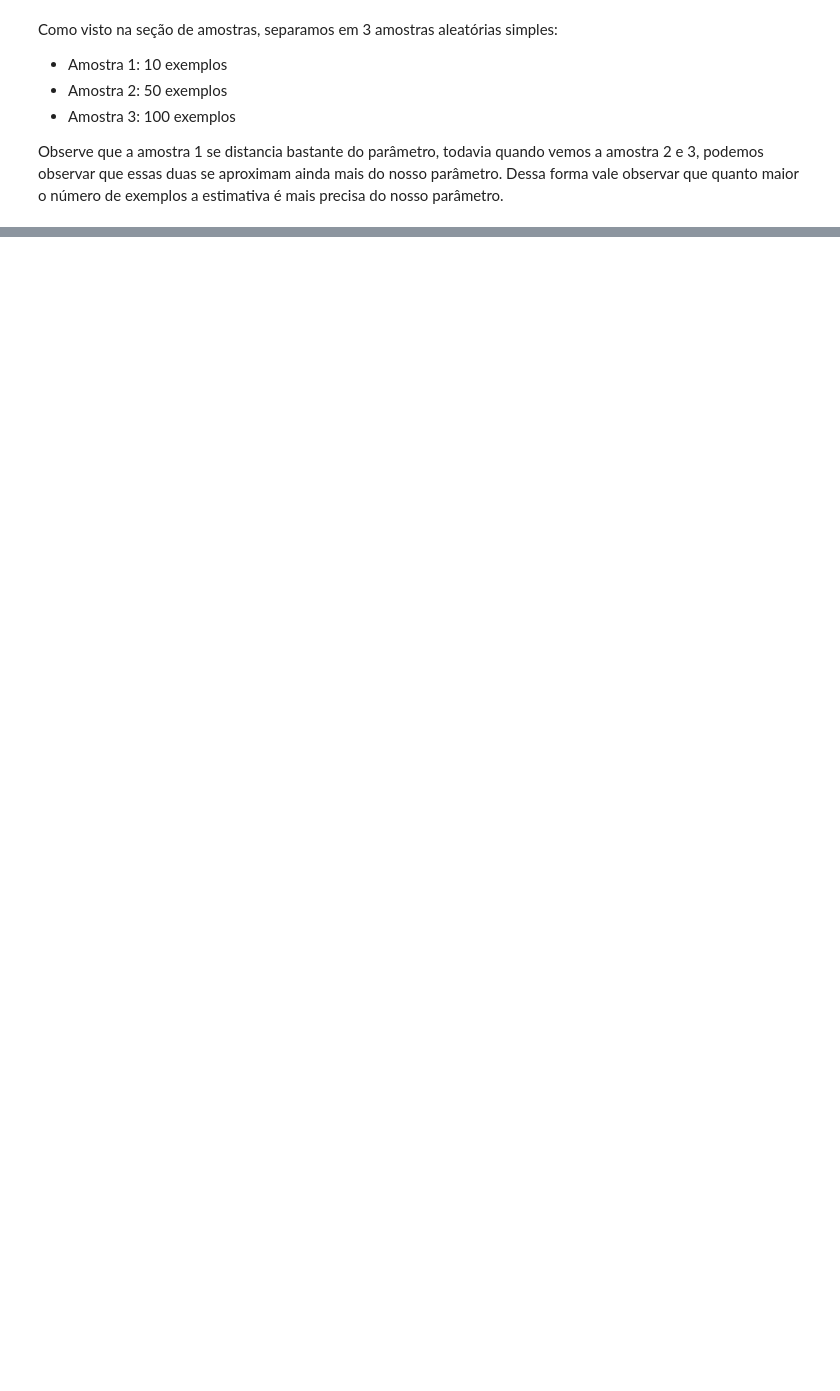
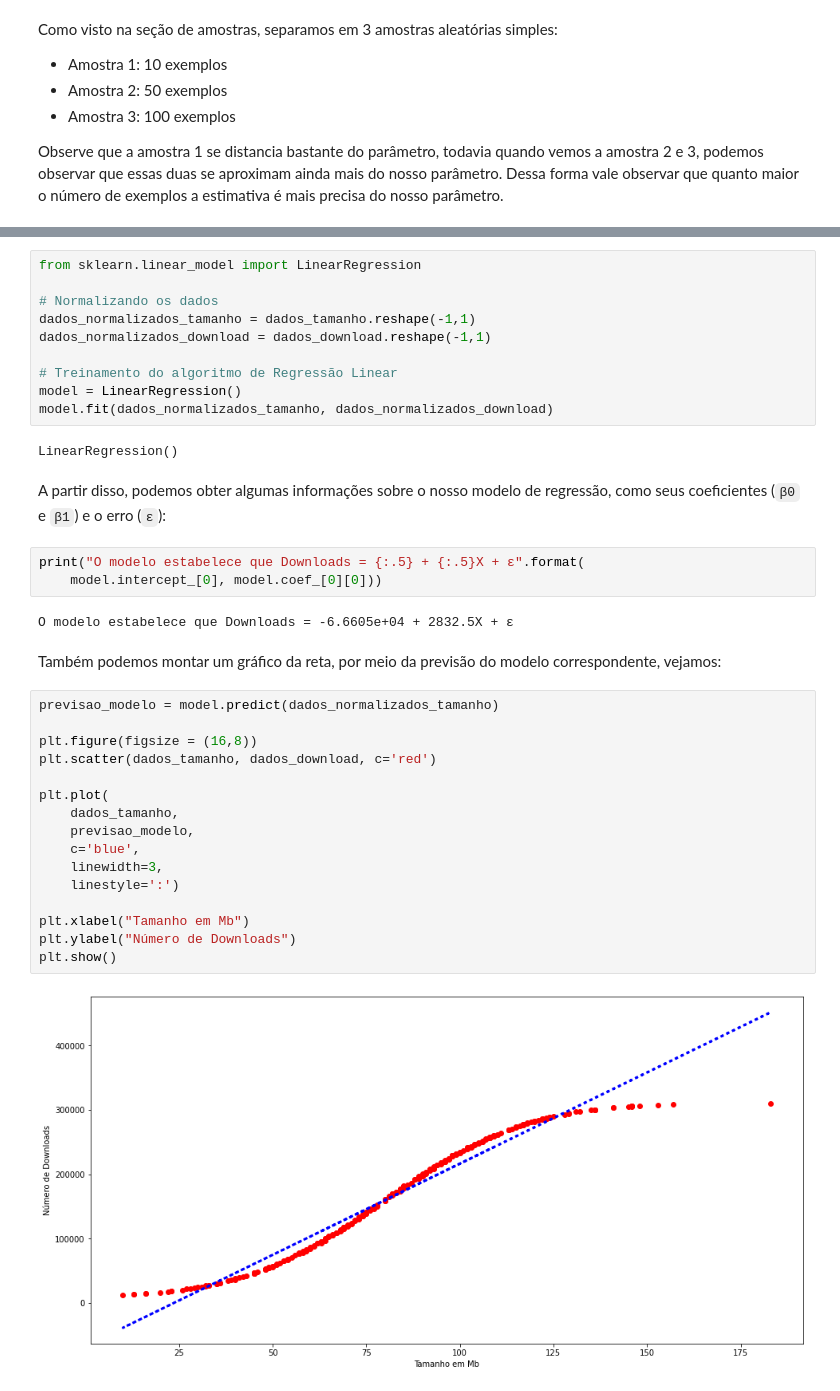
Before and after one commit to SteffanoP/06243-estatistica-exploratoria-I, a Jupyter notebook: Avaliacao_estatistica_de_um_banco_de_dados.ipynb, the cells around one changed output, grey strips where cells are left out. Cells and saved outputs as stored; diff of their text form; blank space fills up the shorter version.

Commit message:
Questões 3,4,5 e 6 - Teste de Hipótese e Regressão

```diff
--- a/Avaliacao_estatistica_de_um_banco_de_dados.ipynb
+++ b/Avaliacao_estatistica_de_um_banco_de_dados.ipynb
@@ -259,0 +466,39 @@ Observe que a amostra 1 se distancia bastante do parâmetro, todavia quando vemo
+# %%
+from sklearn.linear_model import LinearRegression
+
+# Normalizando os dados
+dados_normalizados_tamanho = dados_tamanho.reshape(-1,1)
+dados_normalizados_download = dados_download.reshape(-1,1)
+
+# Treinamento do algoritmo de Regressão Linear
+model = LinearRegression()
+model.fit(dados_normalizados_tamanho, dados_normalizados_download)
+# %% [output]
+LinearRegression()
+# %% [markdown]
+A partir disso, podemos obter algumas informações sobre o nosso modelo de regressão, como seus coeficientes (`β0` e `β1`) e o erro (`ε`):
+# %%
+print("O modelo estabelece que Downloads = {:.5} + {:.5}X + ε".format(
+    model.intercept_[0], model.coef_[0][0]))
+# %% [output]
+O modelo estabelece que Downloads = -6.6605e+04 + 2832.5X + ε
+# %% [markdown]
+Também podemos montar um gráfico da reta, por meio da previsão do modelo correspondente, vejamos:
+# %%
+previsao_modelo = model.predict(dados_normalizados_tamanho)
+
+plt.figure(figsize = (16,8))
+plt.scatter(dados_tamanho, dados_download, c='red')
+
+plt.plot(
+    dados_tamanho,
+    previsao_modelo,
+    c='blue',
+    linewidth=3,
+    linestyle=':')
+
+plt.xlabel("Tamanho em Mb")
+plt.ylabel("Número de Downloads")
+plt.show()
+# %% [output]
+[figure, added]
```
Also changed, not shown: parts of 55 cells of this notebook, 1 other file.
